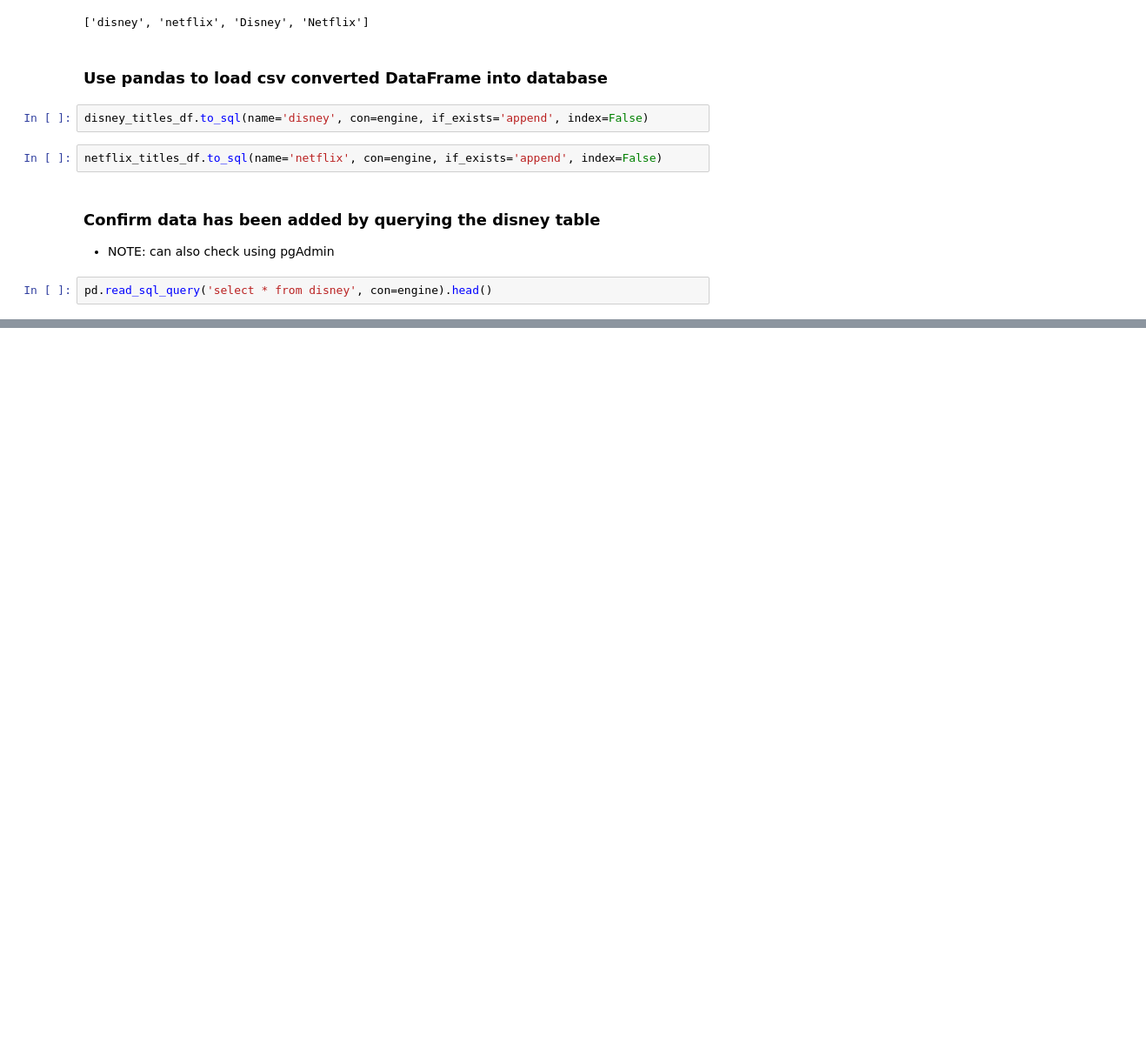
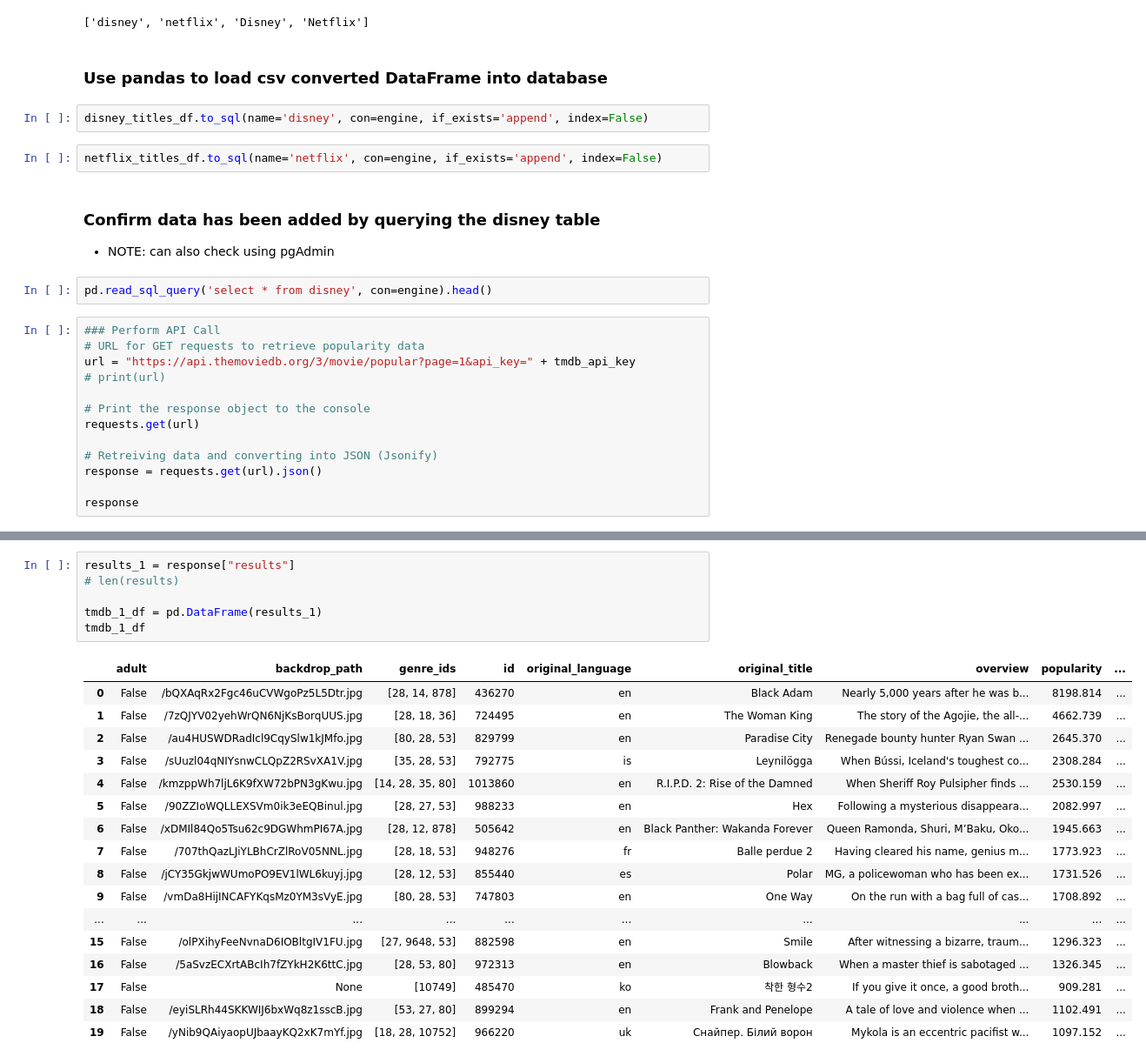
Before and after one commit to joshuasamuel4825/Movies-ETL, a Jupyter notebook: data_etl.ipynb, the cells around one changed output, grey strips where cells are left out. Shown at 87% size. Drawn from its saved outputs; the diff is of its cells as text; blank space fills up the shorter version.

Commit message:
api dataframe add

```diff
--- a/data_etl.ipynb
+++ b/data_etl.ipynb
@@ -53,3 +63,16 @@ netflix_titles_df.to_sql(name='netflix', con=engine, if_exists='append', index=F
 * NOTE: can also check using pgAdmin
 # %%
 pd.read_sql_query('select * from disney', con=engine).head()
+# %%
+### Perform API Call
+# URL for GET requests to retrieve popularity data
+url = "https://api.themoviedb.org/3/movie/popular?page=1&api_key=" + tmdb_api_key
+# print(url)
+
+# Print the response object to the console
+requests.get(url)
+
+# Retreiving data and converting into JSON (Jsonify)
+response = requests.get(url).json()
+
+response
@@ -55,0 +97,24 @@ pd.read_sql_query('select * from disney', con=engine).head()
+# %%
+results_1 = response["results"]
+# len(results)
+
+tmdb_1_df = pd.DataFrame(results_1)
+tmdb_1_df
+# %% [output]
+|  | adult | backdrop_path | genre_ids | id | original_language | original_title | overview | popularity | ... |
+| 0 | False | /bQXAqRx2Fgc46uCVWgoPz5L5Dtr.jpg | [28, 14, 878] | 436270 | en | Black Adam | Nearly 5,000 years after he was b... | 8198.814 | ... |
+| 1 | False | /7zQJYV02yehWrQN6NjKsBorqUUS.jpg | [28, 18, 36] | 724495 | en | The Woman King | The story of the Agojie, the all-... | 4662.739 | ... |
+| 2 | False | /au4HUSWDRadIcl9CqySlw1kJMfo.jpg | [80, 28, 53] | 829799 | en | Paradise City | Renegade bounty hunter Ryan Swan ... | 2645.370 | ... |
+| 3 | False | /sUuzl04qNIYsnwCLQpZ2RSvXA1V.jpg | [35, 28, 53] | 792775 | is | Leynilögga | When Bússi, Iceland's toughest co... | 2308.284 | ... |
+| 4 | False | /kmzppWh7ljL6K9fXW72bPN3gKwu.jpg | [14, 28, 35, 80] | 1013860 | en | R.I.P.D. 2: Rise of the Damned | When Sheriff Roy Pulsipher finds ... | 2530.159 | ... |
+| 5 | False | /90ZZIoWQLLEXSVm0ik3eEQBinul.jpg | [28, 27, 53] | 988233 | en | Hex | Following a mysterious disappeara... | 2082.997 | ... |
+| 6 | False | /xDMIl84Qo5Tsu62c9DGWhmPI67A.jpg | [28, 12, 878] | 505642 | en | Black Panther: Wakanda Forever | Queen Ramonda, Shuri, M’Baku, Oko... | 1945.663 | ... |
+| 7 | False | /707thQazLJiYLBhCrZlRoV05NNL.jpg | [28, 18, 53] | 948276 | fr | Balle perdue 2 | Having cleared his name, genius m... | 1773.923 | ... |
+| 8 | False | /jCY35GkjwWUmoPO9EV1lWL6kuyj.jpg | [28, 12, 53] | 855440 | es | Polar | MG, a policewoman who has been ex... | 1731.526 | ... |
+| 9 | False | /vmDa8HijINCAFYKqsMz0YM3sVyE.jpg | [80, 28, 53] | 747803 | en | One Way | On the run with a bag full of cas... | 1708.892 | ... |
+| ... | ... | ... | ... | ... | ... | ... | ... | ... | ... |
+| 15 | False | /olPXihyFeeNvnaD6IOBltgIV1FU.jpg | [27, 9648, 53] | 882598 | en | Smile | After witnessing a bizarre, traum... | 1296.323 | ... |
+| 16 | False | /5aSvzECXrtABcIh7fZYkH2K6ttC.jpg | [28, 53, 80] | 972313 | en | Blowback | When a master thief is sabotaged ... | 1326.345 | ... |
+| 17 | False | None | [10749] | 485470 | ko | 착한 형수2 | If you give it once, a good broth... | 909.281 | ... |
+| 18 | False | /eyiSLRh44SKKWIJ6bxWq8z1sscB.jpg | [53, 27, 80] | 899294 | en | Frank and Penelope | A tale of love and violence when ... | 1102.491 | ... |
+| 19 | False | /yNib9QAiyaopUJbaayKQ2xK7mYf.jpg | [18, 28, 10752] | 966220 | uk | Снайпер. Білий ворон | Mykola is an eccentric pacifist w... | 1097.152 | ... |
```
Also changed, not shown: parts of 7 cells of this notebook, 1 other file.
